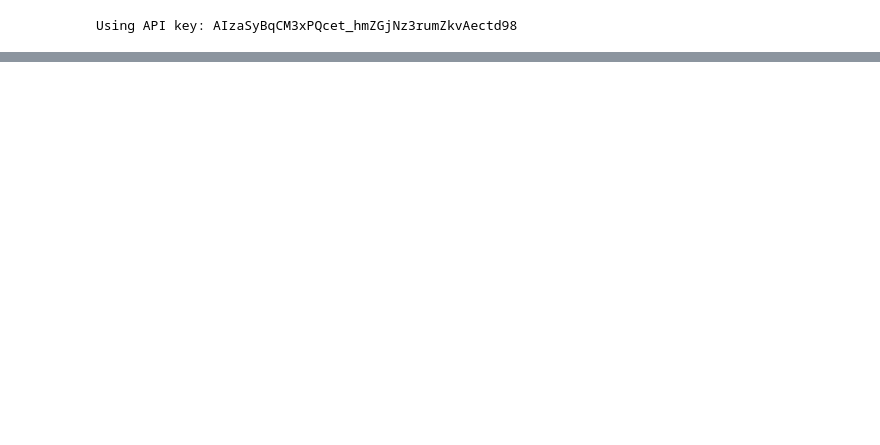
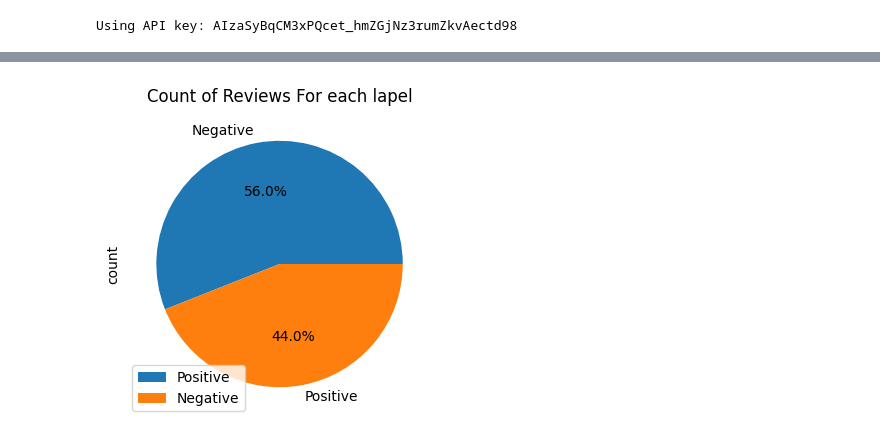
Before and after one commit to M-Mowina/Flask-sentiment-analysis, a Jupyter notebook: Project/test.ipynb, the cells around one changed output, grey strips where cells are left out. Cells and saved outputs as stored; diff of their text form; code cells hidden in the pictures; blank space fills up the shorter version.

```diff
--- a/Project/test.ipynb
+++ b/Project/test.ipynb
@@ -232,0 +225,15 @@ print(comments_df.to_string())  # Print comments as a string (example)
+# %%
+import pandas as pd
+import matplotlib.pyplot as plt
+
+
+# Create pie chart
+ax = comments_df['prediction'].value_counts().plot(kind='pie', autopct='%1.1f%%', figsize=(6, 4))
+ax.set_title('Count of Reviews For each lapel')
+
+# Customize the plot (optional)
+plt.legend(comments_df['prediction'].unique())  # Add labels for pie slices
+
+plt.show()
+# %% [output]
+[figure, added]
```
Also changed, not shown: parts of 7 cells of this notebook, 17 other files.
